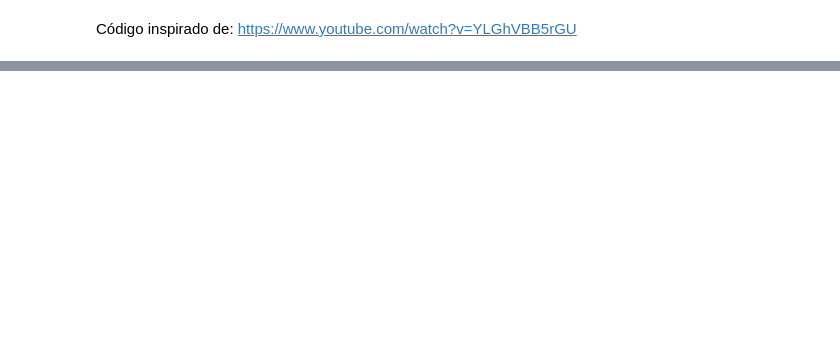
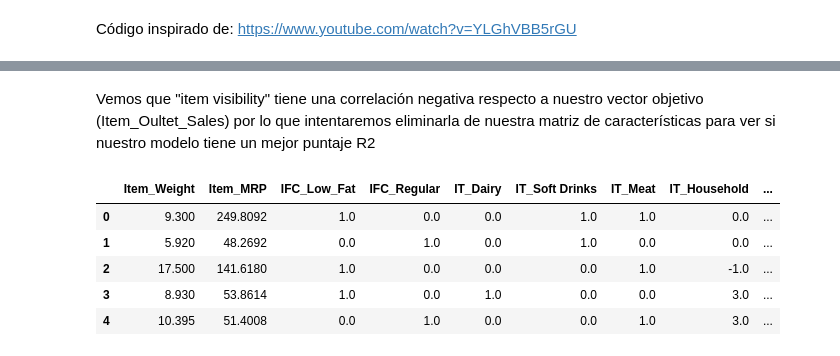
Before and after one commit to Nicolaser1102/predicciones_ventas_comida, a Jupyter notebook: Predicciones_venta_comida.ipynb, the cells around one changed output, grey strips where cells are left out. Saved outputs shown, nothing was run; the diff lists cells and outputs as text; code cells hidden in the pictures; blank space fills up the shorter version.

```diff
--- a/Predicciones_venta_comida.ipynb
+++ b/Predicciones_venta_comida.ipynb
@@ -1241,0 +1343,20 @@ Código inspirado de: https://www.youtube.com/watch?v=YLGhVBB5rGU
+# %% [markdown]
+Vemos que "item visibility" tiene una correlación negativa respecto a nuestro vector objetivo (Item_Oultet_Sales) por lo que intentaremos eliminarla de nuestra matriz de características para ver si nuestro modelo tiene un mejor puntaje R2
+# %%
+X = sales_predictions_regresion.loc [:,['Item_Weight','Item_MRP',
+                                    'IFC_Low_Fat', 'IFC_Regular','IT_Dairy', 'IT_Soft Drinks', 'IT_Meat', 'IT_Household', 'IT_Baking Goods',
+       'IT_Snack Foods', 'IT_Fruits and Vegetables', 'IT_Breakfast',
+       'IT_Health and Hygiene', 'IT_Hard Drinks', 'IT_Frozen Foods', 'IT_Canned',
+       'IT_Starchy Foods', 'IT_Breads', 'IT_Others', 'IT_Seafood',
+       'OS_High', 'OS_Medium', 'OS_Small','OL_Tier 1', 'OL_Tier 2', 'OL_Tier 3','OT_Grocery Store', 'OT_Supermarket Type1', 'OT_Supermarket Type2',
+       'OT_Supermarket Type3'
+       ]]
+
+X.head() #nueva matriz de características eliminando variable 'Item_Visibility'
+# %% [output]
+|  | Item_Weight | Item_MRP | IFC_Low_Fat | IFC_Regular | IT_Dairy | IT_Soft Drinks | IT_Meat | IT_Household | ... |
+| 0 | 9.300 | 249.8092 | 1.0 | 0.0 | 0.0 | 1.0 | 1.0 | 0.0 | ... |
+| 1 | 5.920 | 48.2692 | 0.0 | 1.0 | 0.0 | 1.0 | 0.0 | 0.0 | ... |
+| 2 | 17.500 | 141.6180 | 1.0 | 0.0 | 0.0 | 0.0 | 1.0 | -1.0 | ... |
+| 3 | 8.930 | 53.8614 | 1.0 | 0.0 | 1.0 | 0.0 | 0.0 | 3.0 | ... |
+| 4 | 10.395 | 51.4008 | 0.0 | 1.0 | 0.0 | 0.0 | 1.0 | 3.0 | ... |
```
Also changed, not shown: parts of 54 cells of this notebook.
